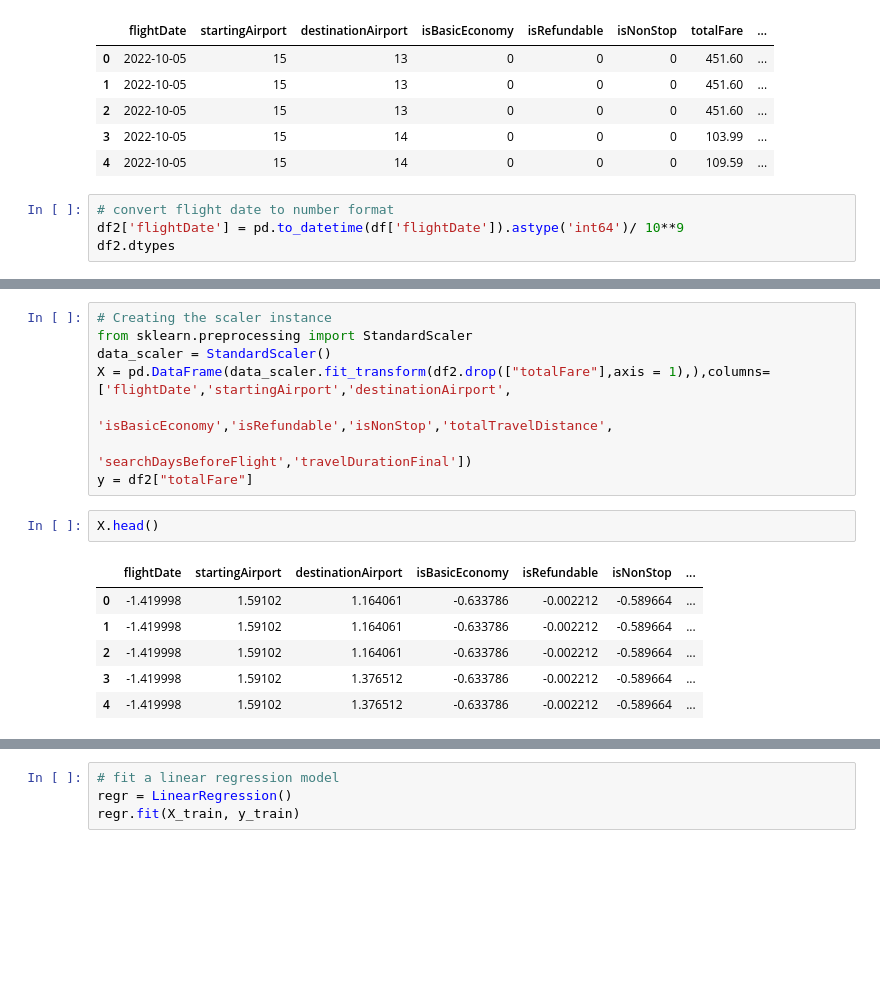
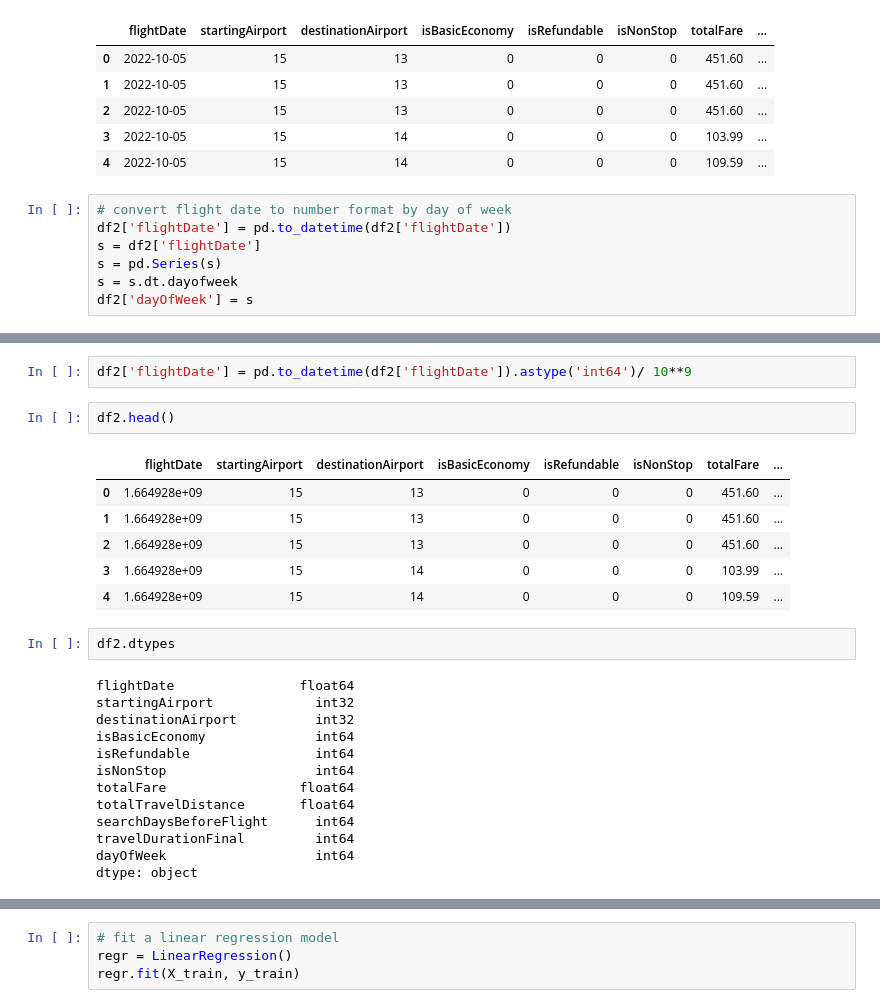
Before and after one commit to TurnerE8/Flight-Price-Predictor, a Jupyter notebook: Machine Learning/Machine_Learning.ipynb, the cells around one changed output, grey strips where cells are left out. Drawn from its saved outputs; the diff is of its cells as text; blank space fills up the shorter version.

```diff
--- a/Machine Learning/Machine_Learning.ipynb
+++ b/Machine Learning/Machine_Learning.ipynb
@@ -109,6 +113,9 @@ df2.head()
 | 3 | 2022-10-05 | 15 | 14 | 0 | 0 | 0 | 103.99 | ... |
 | 4 | 2022-10-05 | 15 | 14 | 0 | 0 | 0 | 109.59 | ... |
 # %%
-# convert flight date to number format
-df2['flightDate'] = pd.to_datetime(df['flightDate']).astype('int64')/ 10**9
-df2.dtypes
+# convert flight date to number format by day of week
+df2['flightDate'] = pd.to_datetime(df2['flightDate'])
+s = df2['flightDate']
+s = pd.Series(s)
+s = s.dt.dayofweek
+df2['dayOfWeek'] = s
@@ -127,17 +122,26 @@ dtype: object
-# %%
-# Creating the scaler instance
-from sklearn.preprocessing import StandardScaler
-data_scaler = StandardScaler()
-X = pd.DataFrame(data_scaler.fit_transform(df2.drop(["totalFare"],axis = 1),),columns=['flightDate','startingAirport','destinationAirport',
-                                                                                      'isBasicEconomy','isRefundable','isNonStop','totalTravelDistance',
-                                                                                      'searchDaysBeforeFlight','travelDurationFinal'])
-y = df2["totalFare"]
-# %%
-X.head()
-# %% [output]
-|  | flightDate | startingAirport | destinationAirport | isBasicEconomy | isRefundable | isNonStop | ... |
-| 0 | -1.419998 | 1.59102 | 1.164061 | -0.633786 | -0.002212 | -0.589664 | ... |
-| 1 | -1.419998 | 1.59102 | 1.164061 | -0.633786 | -0.002212 | -0.589664 | ... |
-| 2 | -1.419998 | 1.59102 | 1.164061 | -0.633786 | -0.002212 | -0.589664 | ... |
-| 3 | -1.419998 | 1.59102 | 1.376512 | -0.633786 | -0.002212 | -0.589664 | ... |
-| 4 | -1.419998 | 1.59102 | 1.376512 | -0.633786 | -0.002212 | -0.589664 | ... |
+# %%
+df2['flightDate'] = pd.to_datetime(df2['flightDate']).astype('int64')/ 10**9
+# %%
+df2.head()
+# %% [output]
+|  | flightDate | startingAirport | destinationAirport | isBasicEconomy | isRefundable | isNonStop | totalFare | ... |
+| 0 | 1.664928e+09 | 15 | 13 | 0 | 0 | 0 | 451.60 | ... |
+| 1 | 1.664928e+09 | 15 | 13 | 0 | 0 | 0 | 451.60 | ... |
+| 2 | 1.664928e+09 | 15 | 13 | 0 | 0 | 0 | 451.60 | ... |
+| 3 | 1.664928e+09 | 15 | 14 | 0 | 0 | 0 | 103.99 | ... |
+| 4 | 1.664928e+09 | 15 | 14 | 0 | 0 | 0 | 109.59 | ... |
+# %%
+df2.dtypes
+# %% [output]
+flightDate                float64
+startingAirport             int32
+destinationAirport          int32
+isBasicEconomy              int64
+isRefundable                int64
+isNonStop                   int64
+totalFare                 float64
+totalTravelDistance       float64
+searchDaysBeforeFlight      int64
+travelDurationFinal         int64
+dayOfWeek                   int64
+dtype: object
```
Also changed, not shown: parts of 20 cells of this notebook.
